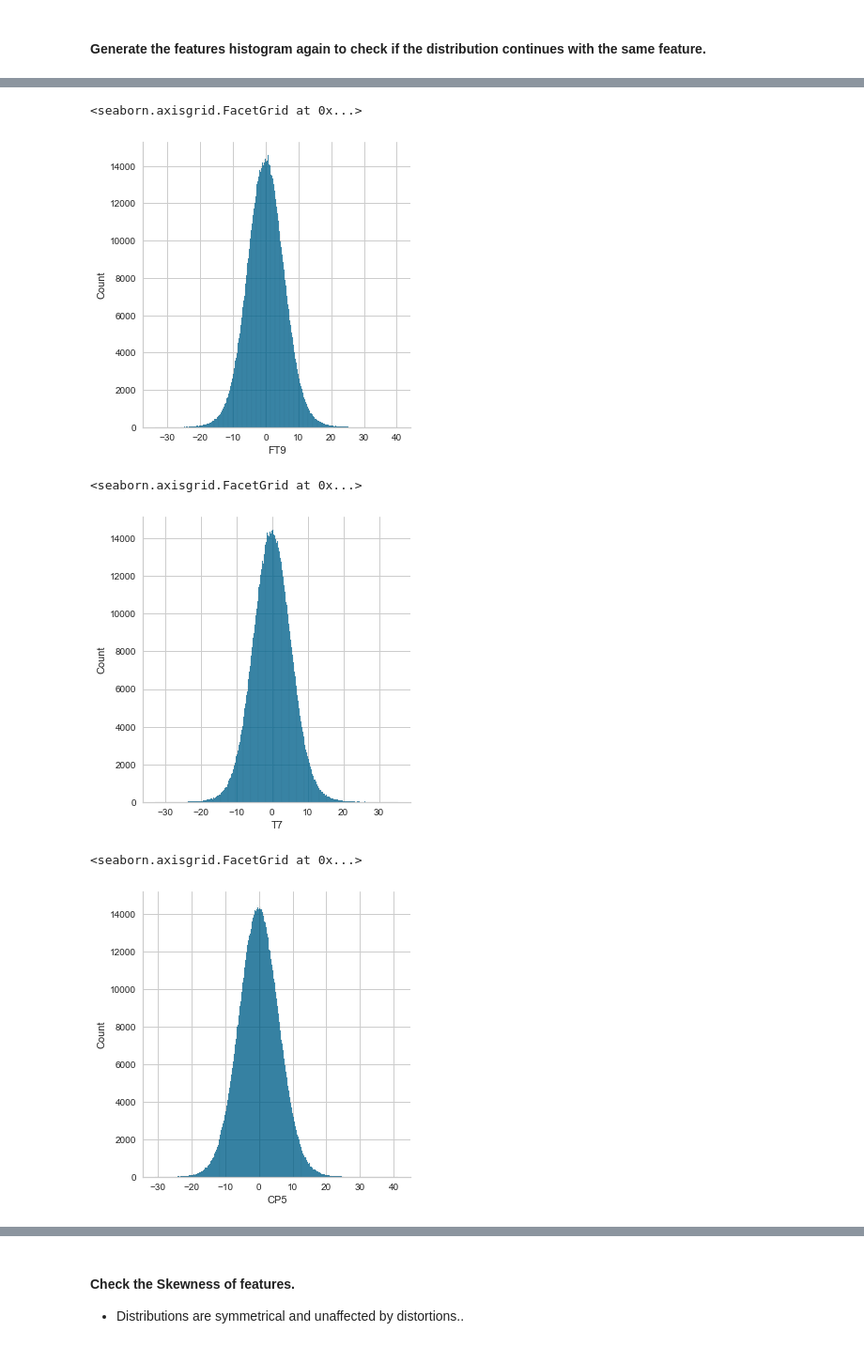
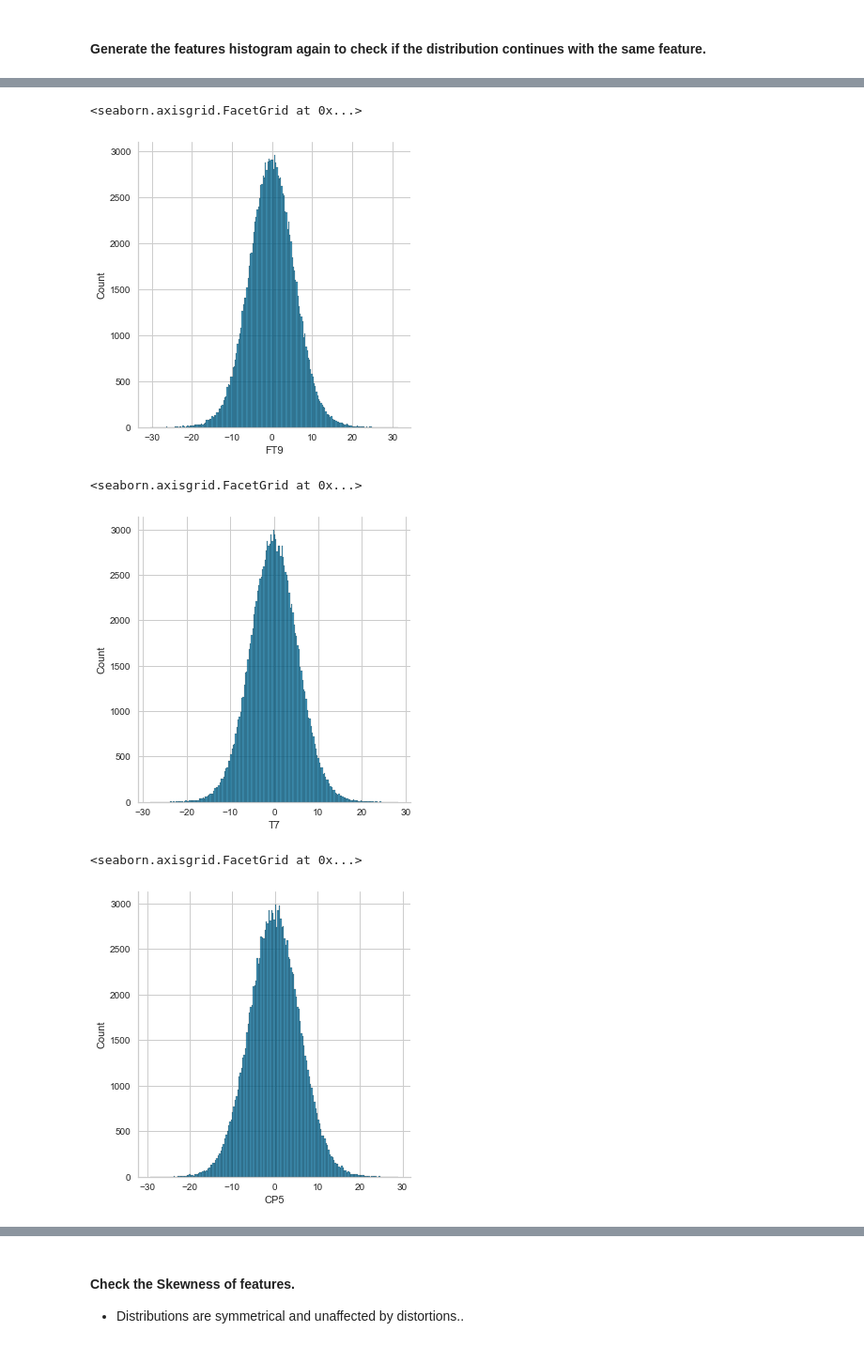
Before and after one commit to rodrigoalexandre/sam-stress-multilayerperceptron-sklearn, a Jupyter notebook: source/preprocess-sam-dataset-under.ipynb, the cells around one changed output, grey strips where cells are left out. Shown at 94% size. Cells and saved outputs as stored; diff of their text form; code cells hidden in the pictures.

```diff
--- a/source/preprocess-sam-dataset-under.ipynb
+++ b/source/preprocess-sam-dataset-under.ipynb
@@ -543,16 +542,16 @@ sns.displot(dropped_df['FC5'])
 # %%
-sns.displot(dropped_df['FT9'])
+sns.displot(new_df['FT9'])
 # %% [output]
 <seaborn.axisgrid.FacetGrid at 0x...>
-[figure, old version]
+[figure, new version]
 # %%
-sns.displot(dropped_df['T7'])
+sns.displot(new_df['T7'])
 # %% [output]
 <seaborn.axisgrid.FacetGrid at 0x...>
-[figure, old version]
+[figure, new version]
 # %%
-sns.displot(dropped_df['CP5'])
+sns.displot(new_df['CP5'])
 # %% [output]
 <seaborn.axisgrid.FacetGrid at 0x...>
-[figure, old version]
+[figure, new version]
 # %%
```
Also changed, not shown: parts of 19 cells of this notebook.
